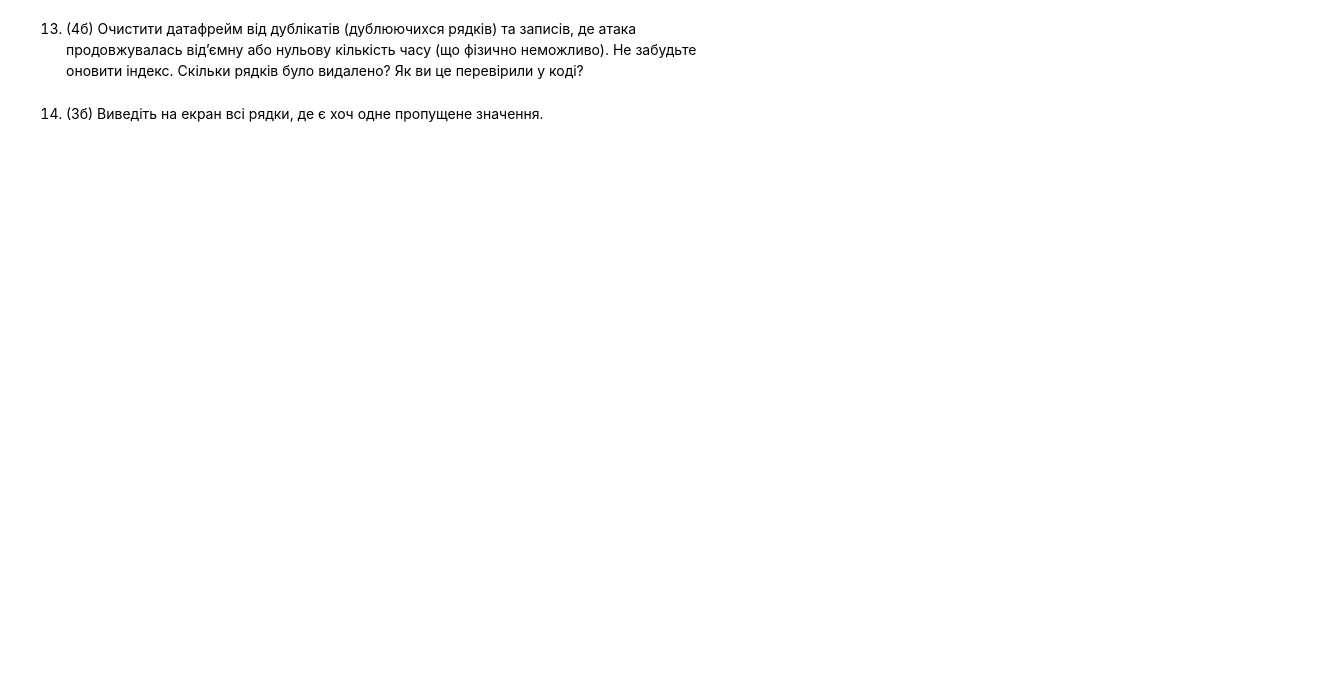
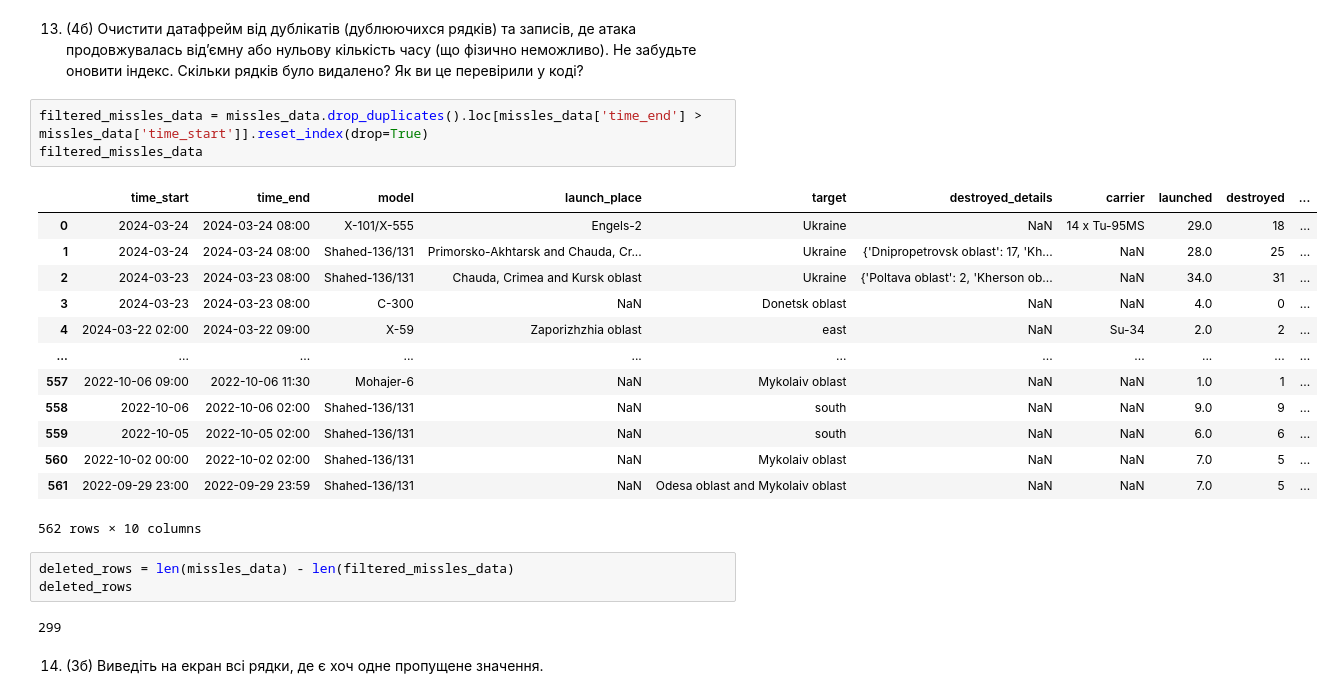
Before and after one commit to VasylPupok/labs_python, a Jupyter notebook: lab9/python_practice_9.ipynb, the cells around one changed output. Cells and saved outputs as stored; diff of their text form; blank space fills up the shorter version.

```diff
--- a/lab9/python_practice_9.ipynb
+++ b/lab9/python_practice_9.ipynb
@@ -90,4 +216,26 @@ Updated Pipfile.lock (5ccee765aded62db69e01b94289622567ea7831a58d7602127adde0a53
 # %% [markdown]
 13. (4б) Очистити датафрейм від дублікатів (дублюючихся рядків) та записів, де атака продовжувалась відʼємну або нульову кількість часу (що фізично неможливо). Не забудьте оновити індекс. Скільки рядків було видалено? Як ви це перевірили у коді?
+# %%
+filtered_missles_data = missles_data.drop_duplicates().loc[missles_data['time_end'] > missles_data['time_start']].reset_index(drop=True)
+filtered_missles_data
+# %% [output]
+|  | time_start | time_end | model | launch_place | target | destroyed_details | carrier | launched | destroyed | ... |
+| 0 | 2024-03-24 | 2024-03-24 08:00 | X-101/X-555 | Engels-2 | Ukraine | NaN | 14 x Tu-95MS | 29.0 | 18 | ... |
+| 1 | 2024-03-24 | 2024-03-24 08:00 | Shahed-136/131 | Primorsko-Akhtarsk and Chauda, Cr... | Ukraine | {'Dnipropetrovsk oblast': 17, 'Kh... | NaN | 28.0 | 25 | ... |
+| 2 | 2024-03-23 | 2024-03-23 08:00 | Shahed-136/131 | Chauda, Crimea and Kursk oblast | Ukraine | {'Poltava oblast': 2, 'Kherson ob... | NaN | 34.0 | 31 | ... |
+| 3 | 2024-03-23 | 2024-03-23 08:00 | C-300 | NaN | Donetsk oblast | NaN | NaN | 4.0 | 0 | ... |
+| 4 | 2024-03-22 02:00 | 2024-03-22 09:00 | X-59 | Zaporizhzhia oblast | east | NaN | Su-34 | 2.0 | 2 | ... |
+| ... | ... | ... | ... | ... | ... | ... | ... | ... | ... | ... |
+| 557 | 2022-10-06 09:00 | 2022-10-06 11:30 | Mohajer-6 | NaN | Mykolaiv oblast | NaN | NaN | 1.0 | 1 | ... |
+| 558 | 2022-10-06 | 2022-10-06 02:00 | Shahed-136/131 | NaN | south | NaN | NaN | 9.0 | 9 | ... |
+| 559 | 2022-10-05 | 2022-10-05 02:00 | Shahed-136/131 | NaN | south | NaN | NaN | 6.0 | 6 | ... |
+| 560 | 2022-10-02 00:00 | 2022-10-02 02:00 | Shahed-136/131 | NaN | Mykolaiv oblast | NaN | NaN | 7.0 | 5 | ... |
+| 561 | 2022-09-29 23:00 | 2022-09-29 23:59 | Shahed-136/131 | NaN | Odesa oblast and Mykolaiv oblast | NaN | NaN | 7.0 | 5 | ... |
+562 rows × 10 columns
+# %%
+deleted_rows = len(missles_data) - len(filtered_missles_data)
+deleted_rows
+# %% [output]
+299
 # %% [markdown]
 14. (3б) Виведіть на екран всі рядки, де є хоч одне пропущене значення.
```
Also changed, not shown: parts of 20 cells of this notebook, 3 other files.
